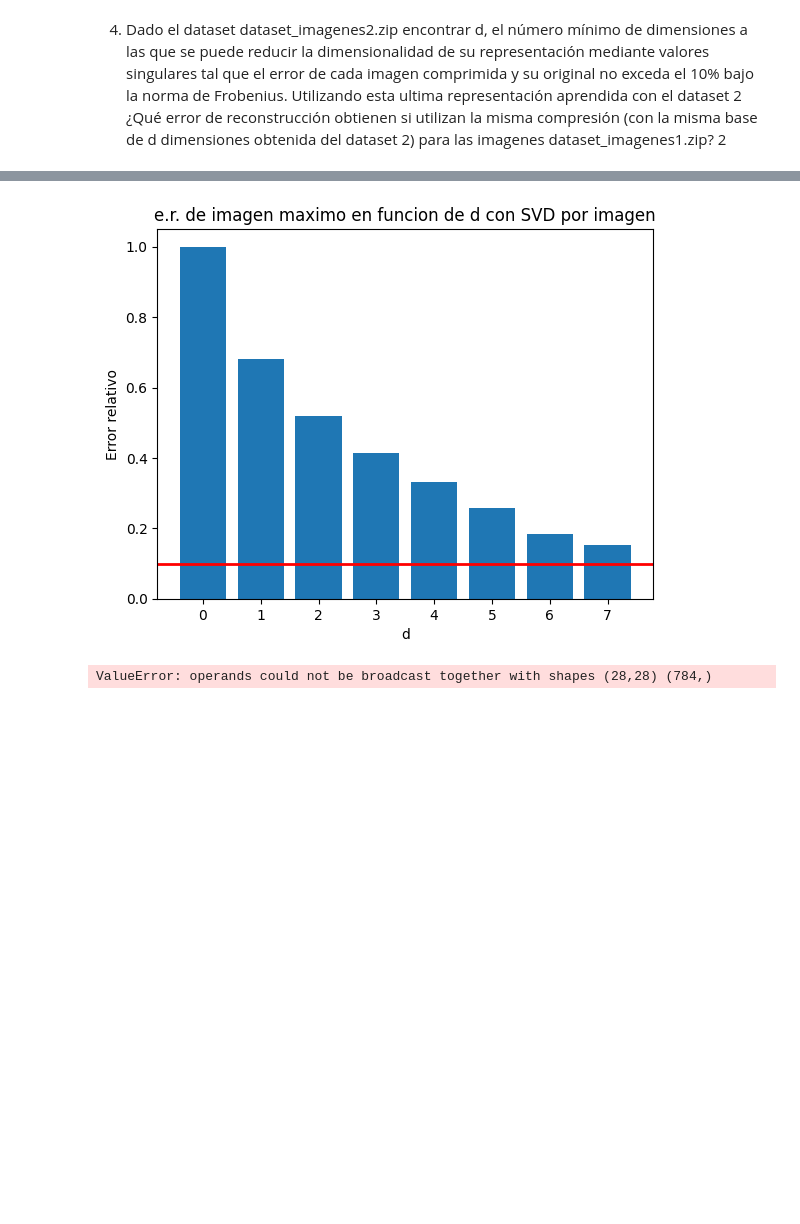
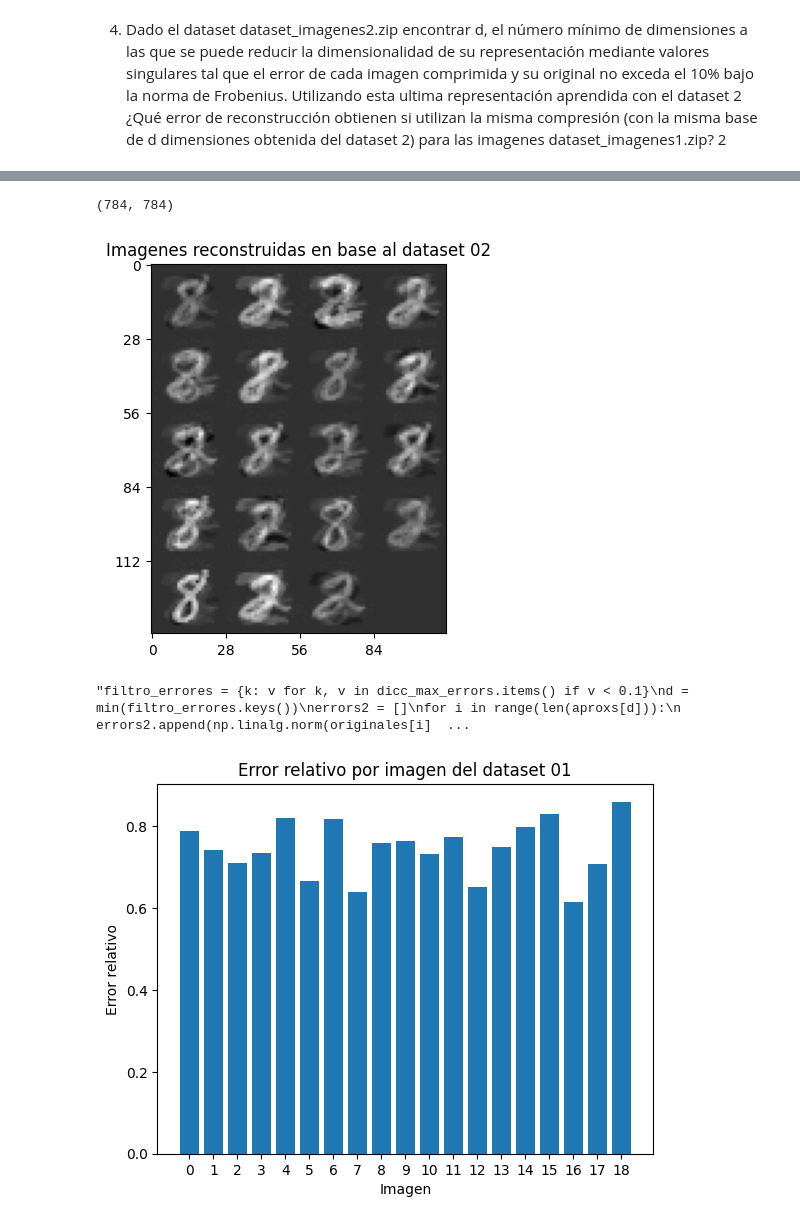
Before and after one commit to BrunoDC-dev/Metodos-numericos-2, a Jupyter notebook: TP3/p2.ipynb, the cells around one changed output, grey strips where cells are left out. Saved outputs shown, nothing was run; the diff lists cells and outputs as text; code cells hidden in the pictures; blank space fills up the shorter version.

```diff
--- a/TP3/p2.ipynb
+++ b/TP3/p2.ipynb
@@ -229,38 +229,48 @@ plt.show()
-# %%
-ind_aproxs2 = {}
-ind_errors2 = {}
-ind_max_errors2 = {}
-for d in range(n2):
-    for i in range(n2):
-        U2, S2, VT2 = np.linalg.svd(A2[i].reshape((p2,p2)), full_matrices = False)
-        S2 = np.diag(S2)
-        aprox = U2[:,:d]@S2[:d,:d]@VT2[:d,:]
-        ind_aproxs2[(d,i)] = aprox
-        ind_errors2[(d,i)] = np.linalg.norm(A2[i] - aprox.flatten(), 2) / np.linalg.norm(A2[i],2)
-    ind_max_errors2[d] = max([ind_errors2[(d,i)] for i in range(n2)])
-
-plt.bar(ind_max_errors2.keys(), ind_max_errors2.values())
-plt.xlabel('d')
-plt.ylabel('Error relativo')
-plt.title('e.r. de imagen maximo en funcion de d con SVD por imagen')
-plt.axhline(y=0.1, color='r', linewidth=2)
-plt.show()
-# %% [output]
-[figure, removed]
 # %%
+projector2 = VT2.T@VT2
+images_projected = np.zeros((5*p, 4*p))
+img_project_error = np.zeros((1,n))
+for i in range(n):
+    img = A[i]
+    img_projected = projector2@img
+    img_project_error[0,i] = np.linalg.norm(img - img_projected, 2) / np.linalg.norm(img,2)
+    for f in range(p):
+        for c in range(p):
+            images_projected[f + (i // 4) * 28, c + (i % 4) * 28] = img_projected.reshape((p,p))[f,c]
+
+plt.figure()
+img = plt.imshow(images_projected, cmap = 'gray')
+plt.xticks(np.arange(0, images_projected.shape[1], 28))
+plt.yticks(np.arange(0, images_projected.shape[0], 28))
+plt.title('Imagenes reconstruidas en base al dataset 02')
+plt.show()
+
+plt.bar(range(n), img_project_error[0])
+plt.xlabel('Imagen')
+plt.ylabel('Error relativo')
+plt.xticks(range(0, 19))
+plt.title('Error relativo por imagen del dataset 01')
+
+
+
+
+
 """filtro_errores = {k: v for k, v in dicc_max_errors.items() if v < 0.1}
 d = min(filtro_errores.keys())
 errors2 = []
 for i in range(len(aproxs[d])):
     errors2.append(np.linalg.norm(originales[i] - aproxs[d][i], 'fro') / np.linalg.norm(originales[i],'fro'))
 
 
 
 plt.bar(range(len(aproxs[d])), errors2)
 plt.xlabel('Imagen')
 plt.ylabel('Error relativo')
 plt.xticks(range(0, 19))
 plt.title('Error relativo por imagen del dataset 01 con d = ' + str(d))
 plt.show()"""
 # %% [output]
-ValueError: operands could not be broadcast together with shapes (28,28) (784,)
+(784, 784)
+[figure, added]
+"filtro_errores = {k: v for k, v in dicc_max_errors.items() if v < 0.1}\nd = min(filtro_errores.keys())\nerrors2 = []\nfor i in range(len(aproxs[d])):\n    errors2.append(np.linalg.norm(originales[i]  ...
+[figure, added]
```
Also changed, not shown: parts of 3 cells of this notebook.
